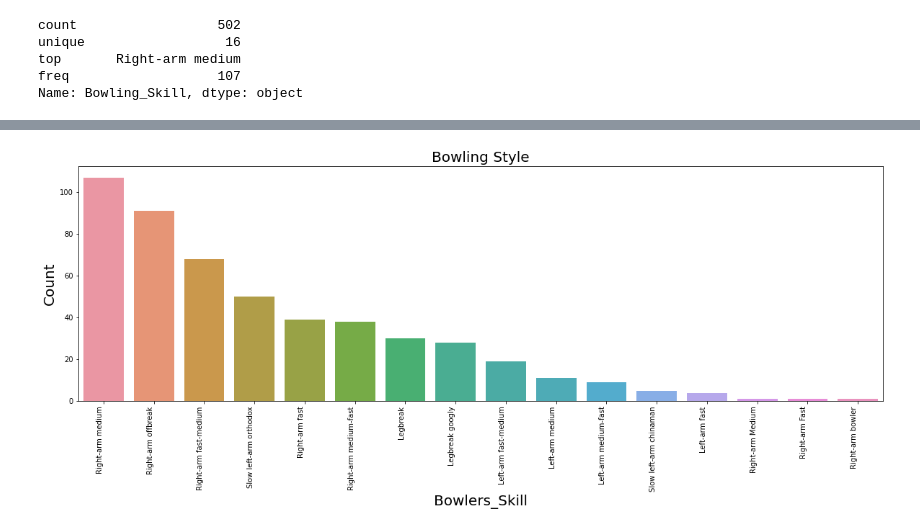
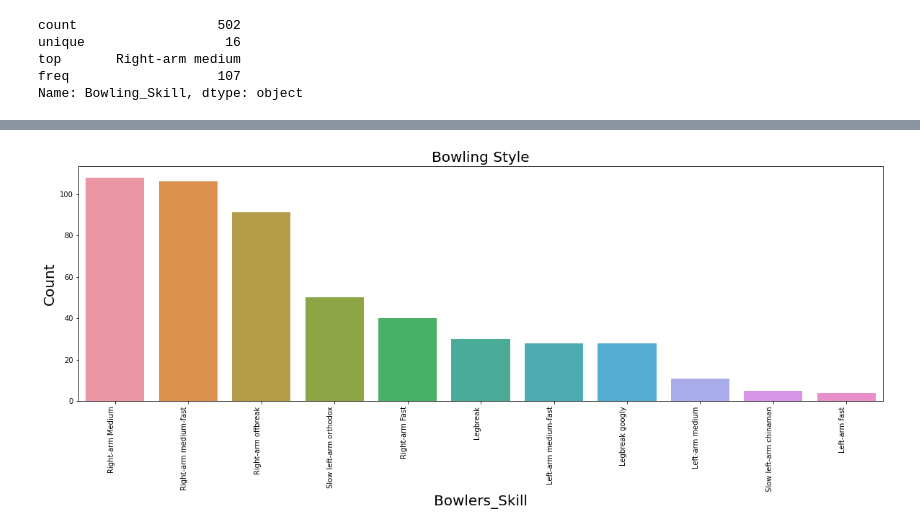
Before and after one commit to Pradip240/IPL-T20-Cricket-Analysis, a Jupyter notebook: Hrithik__IPL_T20_Cricket_Analysis_Capstone_Project.ipynb, the cells around one changed output, grey strips where cells are left out. Cells and saved outputs as stored; diff of their text form; code cells hidden in the pictures.

```diff
--- a/Hrithik__IPL_T20_Cricket_Analysis_Capstone_Project.ipynb
+++ b/Hrithik__IPL_T20_Cricket_Analysis_Capstone_Project.ipynb
@@ -508,0 +518,6 @@ Name: Bowling_Skill, dtype: object
+# %%
+players_df.replace(to_replace='Right-arm medium', value = 'Right-arm Medium', inplace=True)
+players_df.replace(to_replace='Right-arm fast', value = 'Right-arm Fast', inplace=True)
+players_df.replace(to_replace='Right-arm fast-medium', value = 'Right-arm medium-fast', inplace=True)
+players_df.replace(to_replace='Left-arm fast-medium', value = 'Left-arm medium-fast', inplace=True)
+players_df.describe()
@@ -509,12 +532,12 @@ Name: Bowling_Skill, dtype: object
 # %%
 #Bowling skill Graph
 
 plt.figure(figsize=(20,6))
-ax=sns.countplot(x='Bowling_Skill', data=players_df, order=pd.value_counts(players_df['Bowling_Skill']).iloc[:16].index)
+ax=sns.countplot(x='Bowling_Skill', data=players_df, order=pd.value_counts(players_df['Bowling_Skill']).iloc[:11].index)
 ax.set_xticklabels(ax.get_xticklabels(), rotation=90, ha="right")
 plt.title('Bowling Style',fontsize = 20)
 plt.xlabel('Bowlers_Skill',fontsize = 20)
 plt.ylabel('Count',fontsize = 20)
 plt.show()
 # %% [output]
-[figure, old version]
+[figure, new version]
```
Also changed, not shown: parts of 4 cells of this notebook.
